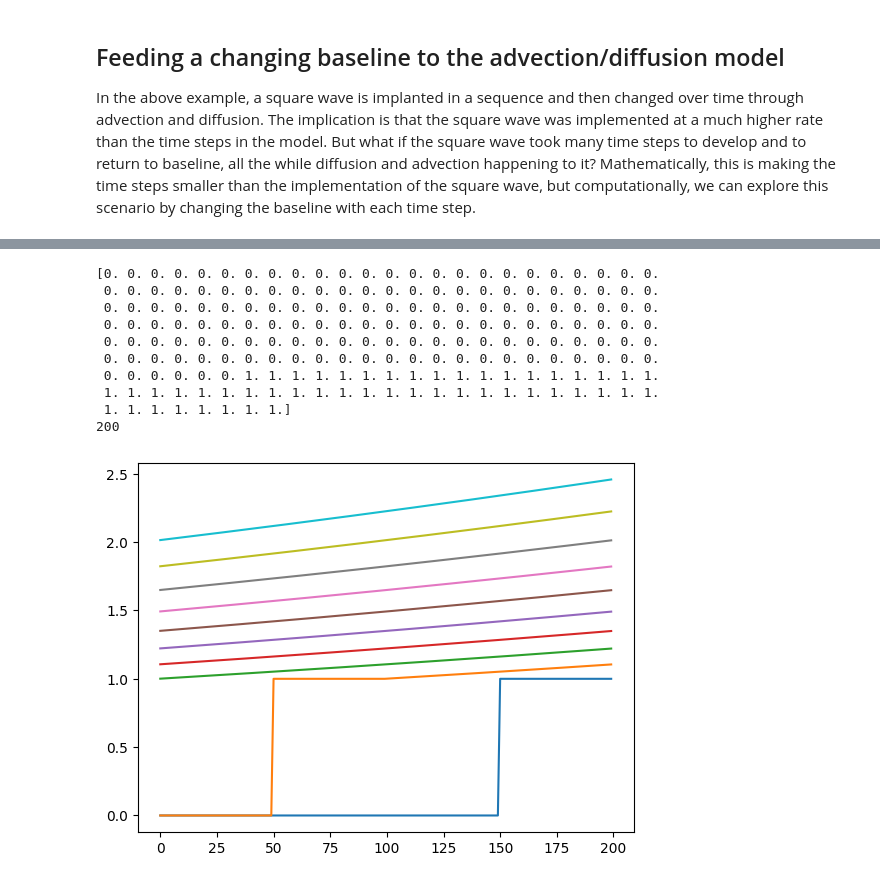
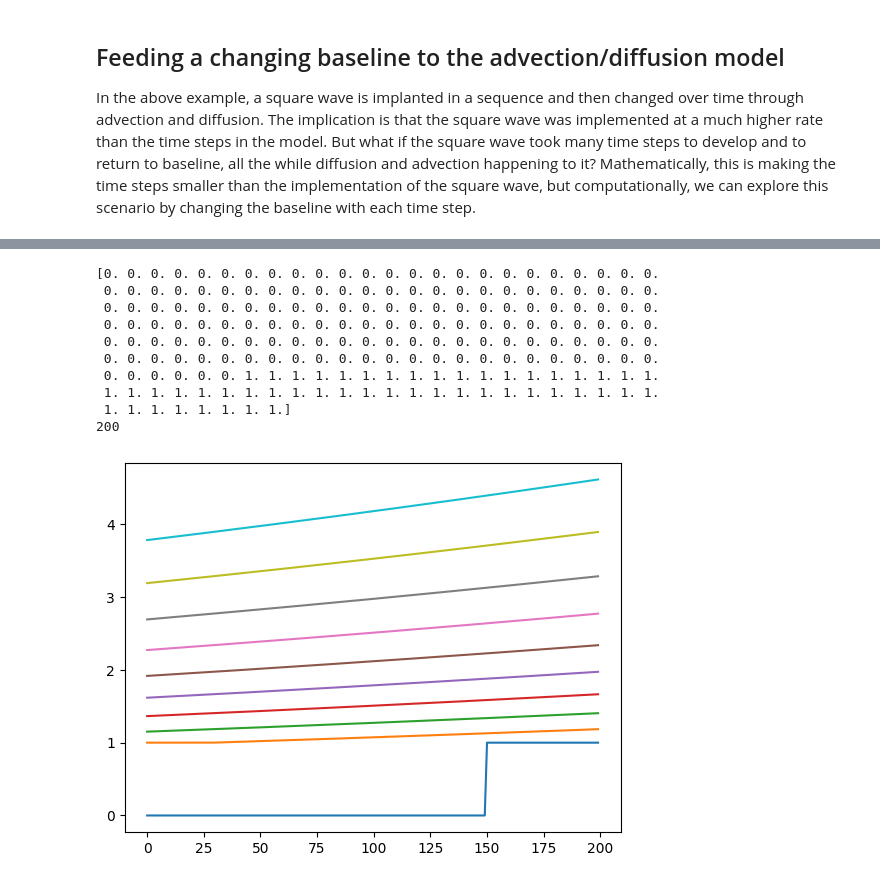
Before and after one commit to DirtBurner/Neuhaus_Model_Replication, a Jupyter notebook: TS_notebook.ipynb, the cells around one changed output, grey strips where cells are left out. Cells and saved outputs as stored; diff of their text form; code cells hidden in the pictures.

```diff
--- a/TS_notebook.ipynb
+++ b/TS_notebook.ipynb
@@ -375,27 +98,27 @@ Nx = L//depth_step                      # number of spatial points
 
 #Phase-level variables
 #Phase 1: Analytical solution - solute diffusion:
-T_0 = 10000                              #number of years phase 1 - How many years is the site open to seawater
+T_0 = 6300                              #number of years phase 1 - How many years is the site open to seawater
 Nt_T0 = T_0//time_step                  # number of time steps, phase 1
 
 #Phase 2 - Finite difference diffusion model
-T_1 = 4000                         #Number of years after readvance, and to present. How long ago did grounding line advace past SLM?
+T_1 = 1700                        #Number of years after readvance, and to present. How long ago did grounding line advace past SLM?
 Nt_T1 = T_1//time_step                  # number of time steps, phase 2
 print('Number of time steps in Phase 2: ', Nt_T1)
 
 #derived values
 dx = L/Nx
-dt_0 = T/Nt
-dt_1 = T/Nt
+dt_0 = T_0/Nt_T0
+dt_1 = T_1/Nt_T1
 
 #Run Phase 1 Model:
 #Set diffusion coefficient:
 D = (1/(1-math.log(phi**2)))*D_Cl
 #D = D_Cl
-xes, c_profiles_p1 = Neuhaus_analytical_solution(T_0, T_1, time_step, L, depth_step, D, C_i, C_0)
+xes, c_profiles_p1 = nf.Neuhaus_analytical_solution(T_0, T_1, time_step, L, depth_step, D, C_i, C_0)
 
 #Run Phase 2 Model:
-z, phase_2_profiles = Neuhaus_PW_solute_model(c_profiles_p1, D, T_1, C_0, L, depth_step, time_step, u=0.02, check_handoff=False)
+z, phase_2_profiles, tag = nf.Neuhaus_PW_solute_model(c_profiles_p1, D, T_1, C_0, L, depth_step, time_step, u=0.04, check_handoff=False)
 print('Shape of phase_2_profiles = ', phase_2_profiles.shape)
 
 #Plot both phases:
@@ -403,6 +126,7 @@ print('Shape of phase_2_profiles = ', phase_2_profiles.shape)
 
 
 #Plot Phase 2 Model:
-fig, ax = visualize_phase2(phase_2_profiles, pw_df, z, slice=5)
+fig, ax = nf.visualize_allphases(c_profiles_p1, phase_2_profiles, pw_df, T_0, T_1, z, slice=5)
 plt.tight_layout()
+plt.savefig(dest_dir+'/All_phase_diagram_with_data_T0_'+str(T_0)+'_T1_'+str(T_1)+tag+'.png', dpi=600)
 # %% [output]
@@ -441,7 +155,7 @@ print(dt)
 # %%
 #Phase 1 Practice:
 
-L = 4000                                #cm depth scale, sediment
+L = 2000                                #cm depth scale, sediment
 depth_step = 20                         #cm, depth resolution of calculations
 T = 1700                                #years, amount of time that the system is open to the ocean
 D = 0.0113*100*100                      #cm^2/y, Diffusivity of chloride ion, Table 2 of Neuhaus et al., 2020
@@ -451,13 +165,13 @@ D = 0.0113*100*100                      #cm^2/y, Diffusivity of chloride ion, Ta
 Nx = L//depth_step                      # number of spatial points
 z = np.linspace(0, L, Nx)
 
-xes, phase1_arr = Neuhaus_analytical_solution(T_0, T_1, time_step, L, depth_step, D, C_i, C_0)
+xes, phase1_arr = nf.Neuhaus_analytical_solution(T_0, T_1, time_step, L, depth_step, D, C_i, C_0)
 print(type(phase1_arr))
-z, phase_2_profiles = Neuhaus_PW_solute_model(phase1_arr, D, T_1, C_0, L, depth_step, time_step, u=60, check_handoff=False)
+z, phase_2_profiles, _ = nf.Neuhaus_PW_solute_model(phase1_arr, D, T_1, C_0, L, depth_step, time_step, u=None, check_handoff=False)
 
 
 #Plot initial profile and some other time slices from Phase 1:
-fig, ax = visualize_phase1(phase1_arr, z, T_0, time_step)
-
-fig_diff, ax_diff = visualize_phase2(phase_2_profiles, pw_df, z, slice=5)
+fig, ax = nf.visualize_phase1(phase1_arr, z, T_0, time_step)
+plt.savefig(dest_dir+'/Phase1_profiles_example.png', dpi=600)
+fig_diff, ax_diff = nf.visualize_phase2(phase_2_profiles, pw_df, z, slice=5)
 # %% [output]
@@ -481,34 +295,34 @@ In the above example, a square wave is implanted in a sequence and then changed
 c = np.zeros(Nx)
 c[Nx//4*3:] = 1      # from three fourths to the end of C is 1 - square wave.
 print(c)
 
 # Create an array to store concentrations at each time step
-c_history = np.zeros((Nt, Nx))
+c_history = np.zeros((Nt_T1, Nx))
 c_history[0, :] = c # initial condition?
 
-for t in range(1, Nt):
+for t in range(1, Nt_T1):
     if t > 0:
         c = c[1:]       #get rid of first concentration
         c = np.append(c, (c[-1])*1.001)
     #for j in range(1, Nx - 1):
     #    c[j] = c[j] + u*dt/dx*(c[j-1] - c[j]) + D *dt/dx**2*(c[j+1] - 2*c[j] +c[j-1])
     c_history[t,:] = c
 
 fig, ax = plt.subplots(nrows=1, ncols=1)
 slice = 10
-for t in range(0, Nt, Nt//slice):     # plot every "Nt//slice" time step
+for t in range(0, Nt_T1, Nt_T1//slice):     # plot every "Nt//slice" time step
     ax.plot(c_history[t, :], label=f'Time Step {t}')
 
 print(len(c_history[3,:]))
 # %% [output]
 [0. 0. 0. 0. 0. 0. 0. 0. 0. 0. 0. 0. 0. 0. 0. 0. 0. 0. 0. 0. 0. 0. 0. 0.
  0. 0. 0. 0. 0. 0. 0. 0. 0. 0. 0. 0. 0. 0. 0. 0. 0. 0. 0. 0. 0. 0. 0. 0.
  0. 0. 0. 0. 0. 0. 0. 0. 0. 0. 0. 0. 0. 0. 0. 0. 0. 0. 0. 0. 0. 0. 0. 0.
  0. 0. 0. 0. 0. 0. 0. 0. 0. 0. 0. 0. 0. 0. 0. 0. 0. 0. 0. 0. 0. 0. 0. 0.
  0. 0. 0. 0. 0. 0. 0. 0. 0. 0. 0. 0. 0. 0. 0. 0. 0. 0. 0. 0. 0. 0. 0. 0.
  0. 0. 0. 0. 0. 0. 0. 0. 0. 0. 0. 0. 0. 0. 0. 0. 0. 0. 0. 0. 0. 0. 0. 0.
  0. 0. 0. 0. 0. 0. 1. 1. 1. 1. 1. 1. 1. 1. 1. 1. 1. 1. 1. 1. 1. 1. 1. 1.
  1. 1. 1. 1. 1. 1. 1. 1. 1. 1. 1. 1. 1. 1. 1. 1. 1. 1. 1. 1. 1. 1. 1. 1.
  1. 1. 1. 1. 1. 1. 1. 1.]
 200
-[figure, old version]
+[figure, new version]
```
Also changed, not shown: parts of 18 cells of this notebook, 2 other files.
